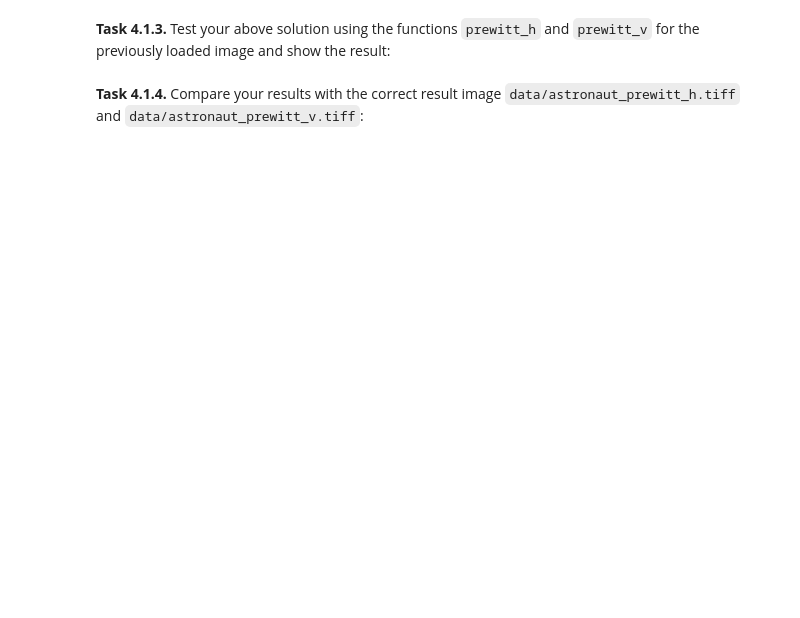
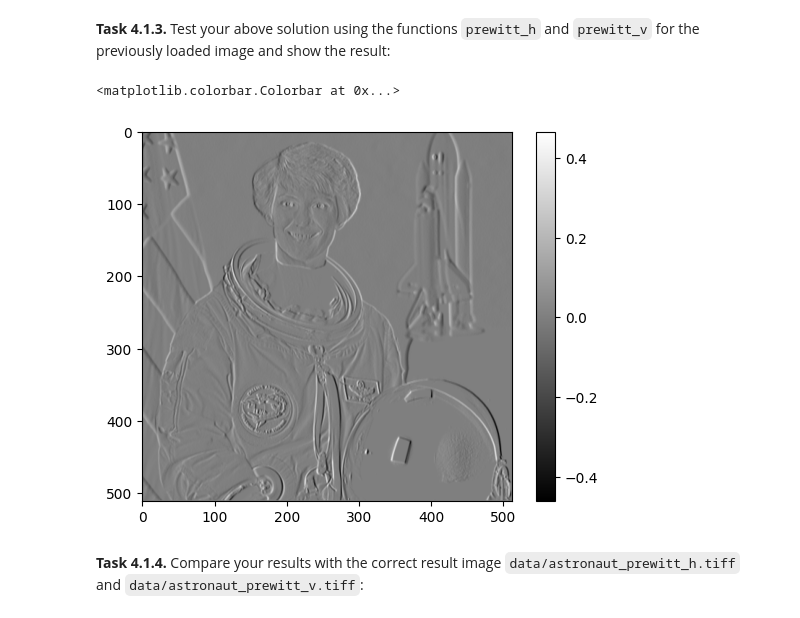
Before and after one commit to balint-bozoki/mobi-fs3-python, a Jupyter notebook: task4.ipynb, the cells around one changed output. Drawn from its saved outputs; the diff is of its cells as text; code cells hidden in the pictures; blank space fills up the shorter version.

```diff
--- a/task4.ipynb
+++ b/task4.ipynb
@@ -34,0 +21,36 @@ def prewitt_v(img_in):
+# %%
+def prewitt_h(img_in):
+    result = numpy.zeros(img_in.shape)
+    n = 1
+    for p in numpy.ndindex(img_in.shape):
+        if (p[0] >= n and p[0] < img_in.shape[0] - n and p[1] >= n and p[1] < img_in.shape[1] - n):
+            neighborhood_sum = 0
+            for q in numpy.ndindex(3, 3):
+                if (q[1]-n) == -1:
+                   value = img_in[p[0]+q[0]-n, p[1]+q[1]-n] * (-1)
+                elif (q[1]-n) == 0:
+                    value = 0
+                elif (q[1]-n) == 1:
+                    value = img_in[p[0]+q[0]-n, p[1]+q[1]-n]
+#                value = (img_in[p[0]+q[0]-n, p[1]+q[1]-n] * q[0]) * (q[1] - n)
+                neighborhood_sum += value
+            result[p] = neighborhood_sum / 6
+    return result
+
+def prewitt_v(img_in):
+    result = numpy.zeros(img_in.shape)
+    n = 1
+    for p in numpy.ndindex(img_in.shape):
+        if (p[0] >= n and p[0] < img_in.shape[0] - n and p[1] >= n and p[1] < img_in.shape[1] - n):
+            neighborhood_sum = 0
+            for q in numpy.ndindex(3, 3):
+                if (q[0]-n) == -1:
+                   value = img_in[p[0]+q[0]-n, p[1]+q[1]-n] * (-1)
+                elif (q[0]-n) == 0:
+                    value = 0
+                elif (q[0]-n) == 1:
+                    value = img_in[p[0]+q[0]-n, p[1]+q[1]-n]
+#                value = (img_in[p[0]+q[0]-n, p[1]+q[1]-n] * q[0]) * (q[1] - n)
+                neighborhood_sum += value
+            result[p] = neighborhood_sum / 6
+    return result
@@ -35,4 +71,12 @@ def prewitt_v(img_in):
 # %% [markdown]
 **<a id="#">Task 4.1.3.</a>** Test your above solution using the functions `prewitt_h` and `prewitt_v` for the previously loaded image and show the result:
+# %%
+img_prewitt_h = prewitt_h(img)
+plt.figure()
+plt.imshow(img_prewitt_h, "gray")
+plt.colorbar()
+# %% [output]
+<matplotlib.colorbar.Colorbar at 0x...>
+[figure, added]
 # %% [markdown]
 **<a id="#">Task 4.1.4.</a>** Compare your results with the correct result image `data/astronaut_prewitt_h.tiff` and `data/astronaut_prewitt_v.tiff`:
```
Also changed, not shown: parts of 4 cells of this notebook.
